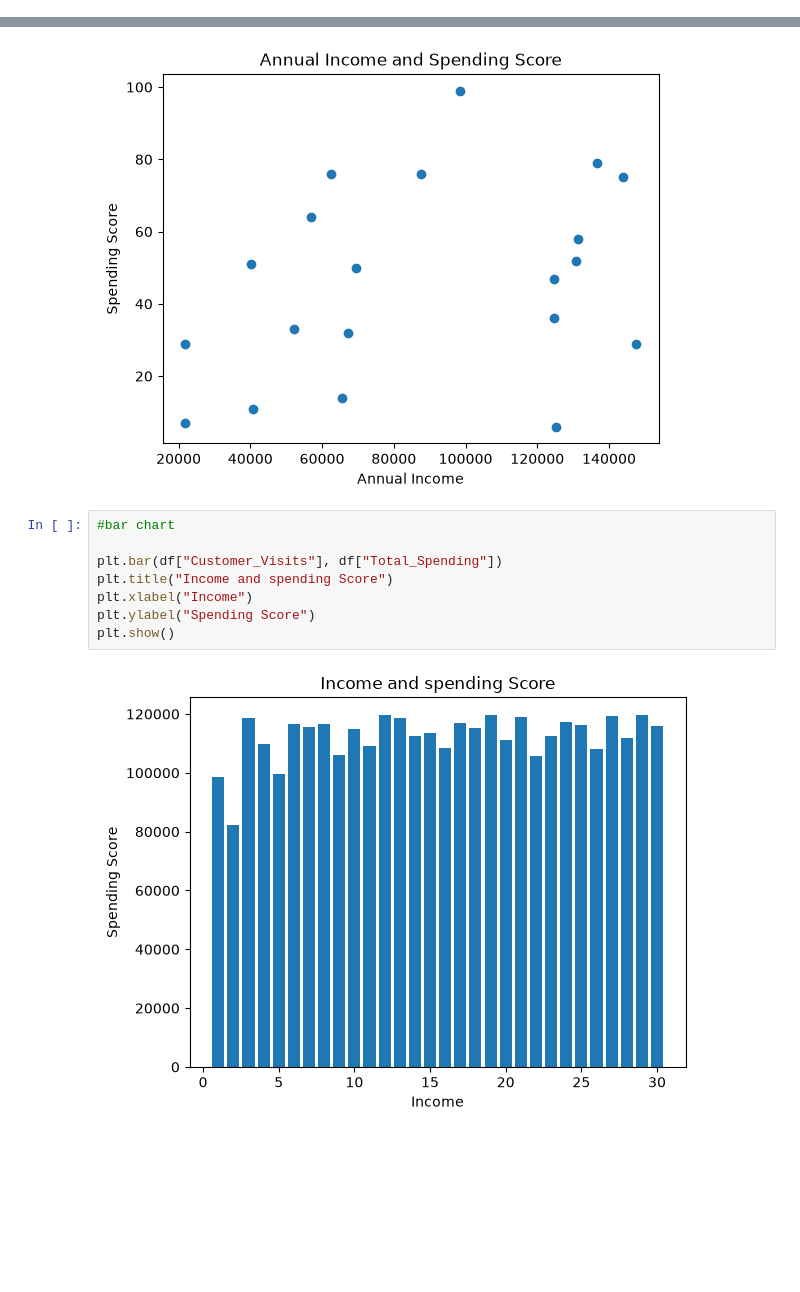
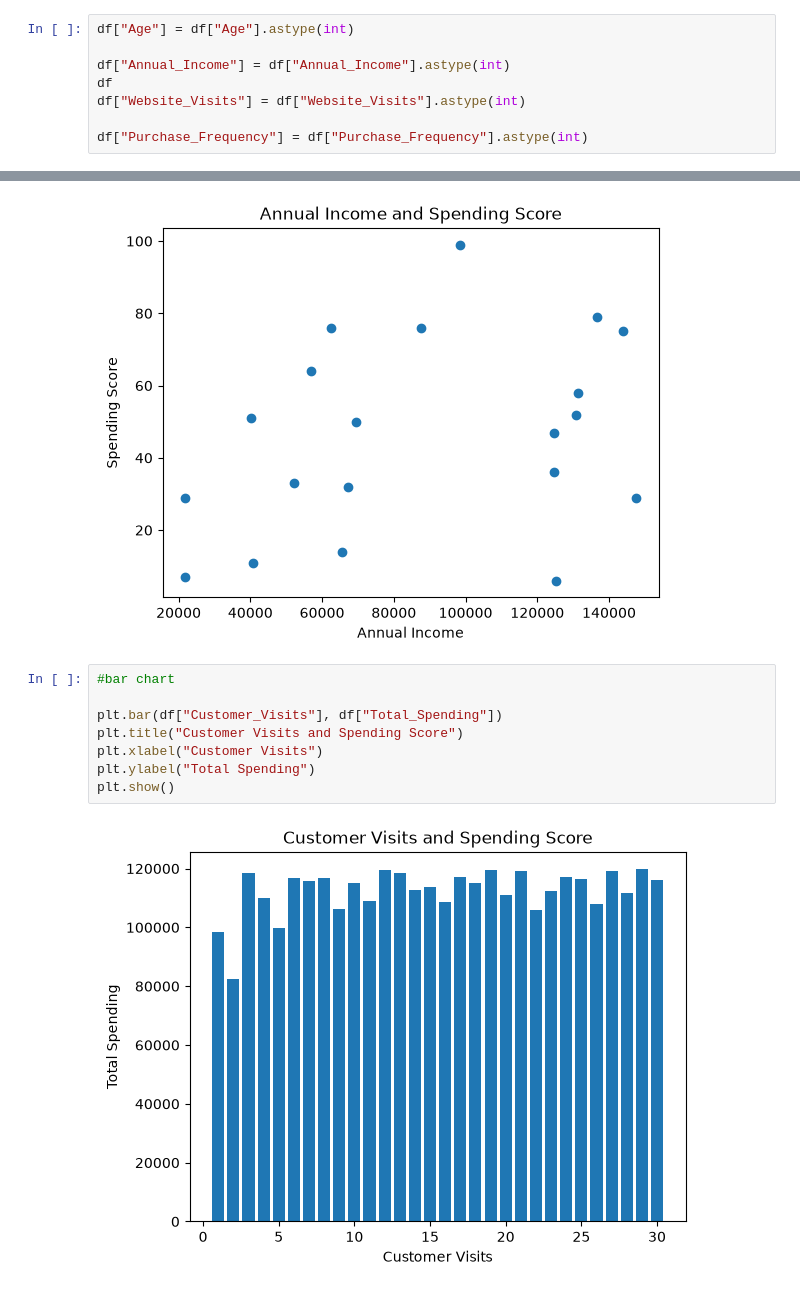
Before and after one commit to Gayathri1695/Customer-Segmentation-System, a Jupyter notebook: Data_Handling.ipynb, the cells around one changed output, grey strips where cells are left out. Cells and saved outputs as stored; diff of their text form; blank space fills up the shorter version.

```diff
--- a/Data_Handling.ipynb
+++ b/Data_Handling.ipynb
@@ -112,6 +112,14 @@ display(df)
 | 497 | 1498 | 18.0 | 98411.0 | 100.0 | 11 | 59040 | ... |
 | 498 | 1499 | 22.0 | 21622.0 | 15.0 | 24 | 80357 | ... |
 499 rows × 8 columns
+# %%
+df["Age"] = df["Age"].astype(int)
+
+df["Annual_Income"] = df["Annual_Income"].astype(int)
+df
+df["Website_Visits"] = df["Website_Visits"].astype(int)
+
+df["Purchase_Frequency"] = df["Purchase_Frequency"].astype(int)
 # %%
 df = df.dropna()
 # %%
@@ -226,13 +234,13 @@ plt.show()
 # %%
 #bar chart
 
 plt.bar(df["Customer_Visits"], df["Total_Spending"])
-plt.title("Income and spending Score")
-plt.xlabel("Income")
-plt.ylabel("Spending Score")
+plt.title("Customer Visits and Spending Score")
+plt.xlabel("Customer Visits")
+plt.ylabel("Total Spending")
 plt.show()
 # %% [output]
-[figure, old version]
+[figure, new version]
 # %%
 
 X = df[[
```
Also changed, not shown: parts of 4 cells of this notebook.
